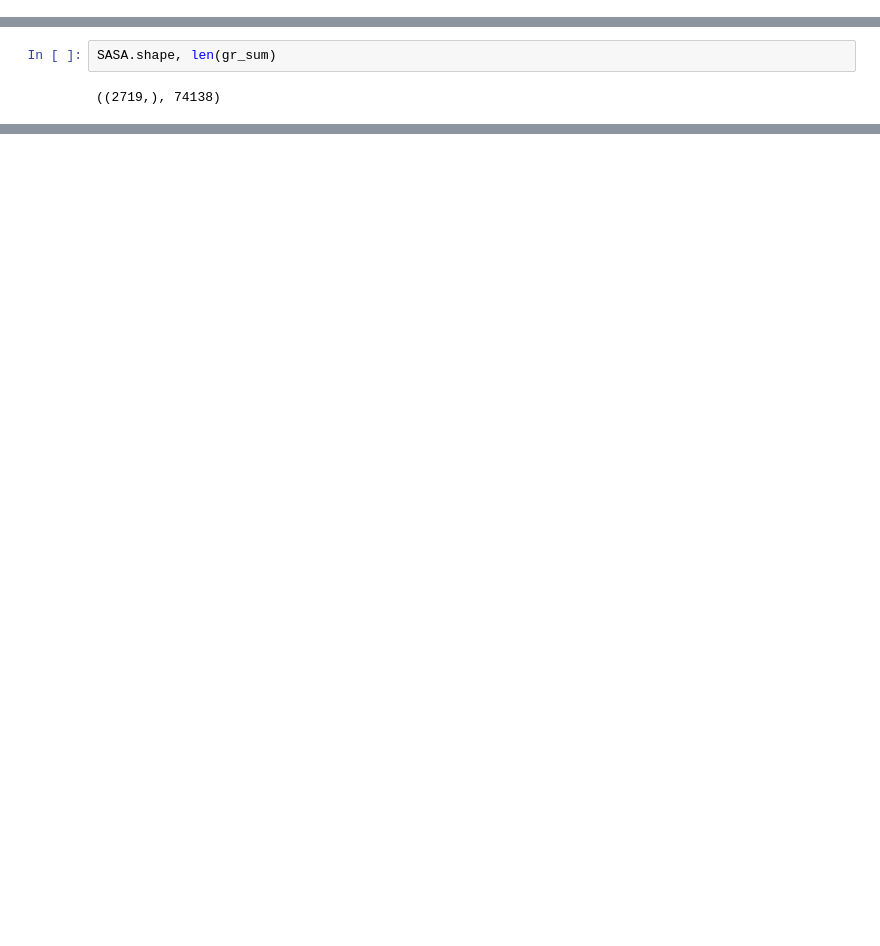
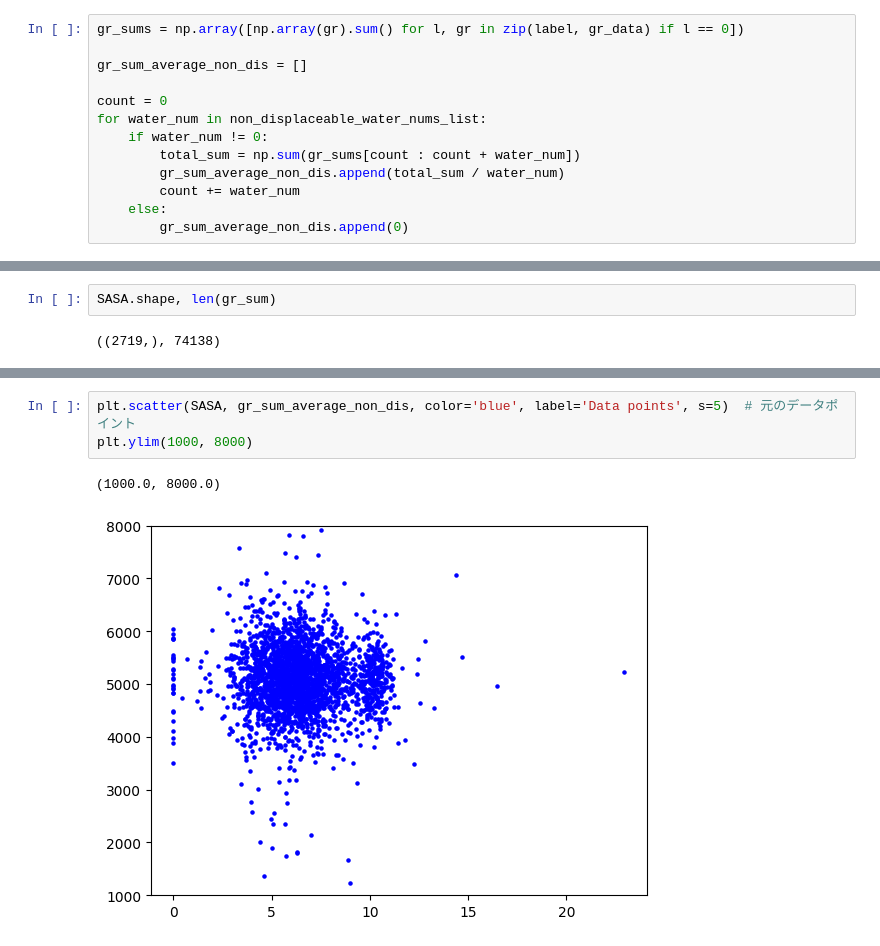
Before and after one commit to i-yuki23/research, a Jupyter notebook: src/analysis/SASA/SASA_vs_gr_sum.ipynb, the cells around one changed output, grey strips where cells are left out. Saved outputs shown, nothing was run; the diff lists cells and outputs as text; blank space fills up the shorter version.

```diff
--- a/src/analysis/SASA/SASA_vs_gr_sum.ipynb
+++ b/src/analysis/SASA/SASA_vs_gr_sum.ipynb
@@ -44,0 +76,13 @@ gr_sum = [np.array(gr).sum() for gr in gr_data]
+# %%
+gr_sums = np.array([np.array(gr).sum() for l, gr in zip(label, gr_data) if l == 0])
+
+gr_sum_average_non_dis = []
+
+count = 0
+for water_num in non_displaceable_water_nums_list:
+    if water_num != 0:
+        total_sum = np.sum(gr_sums[count : count + water_num])
+        gr_sum_average_non_dis.append(total_sum / water_num)
+        count += water_num
+    else:
+        gr_sum_average_non_dis.append(0)
@@ -53,0 +103,6 @@ ValueError: x and y must be the same size
+# %%
+plt.scatter(SASA, gr_sum_average_non_dis, color='blue', label='Data points', s=5)  # 元のデータポイント
+plt.ylim(1000, 8000)
+# %% [output]
+(1000.0, 8000.0)
+[figure, added]
```
Also changed, not shown: parts of 9 cells of this notebook, 27 other files.
